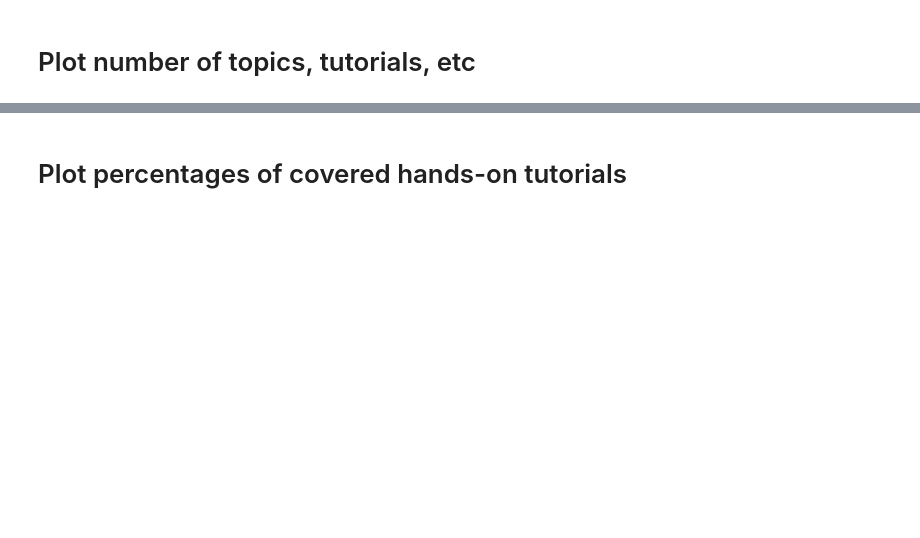
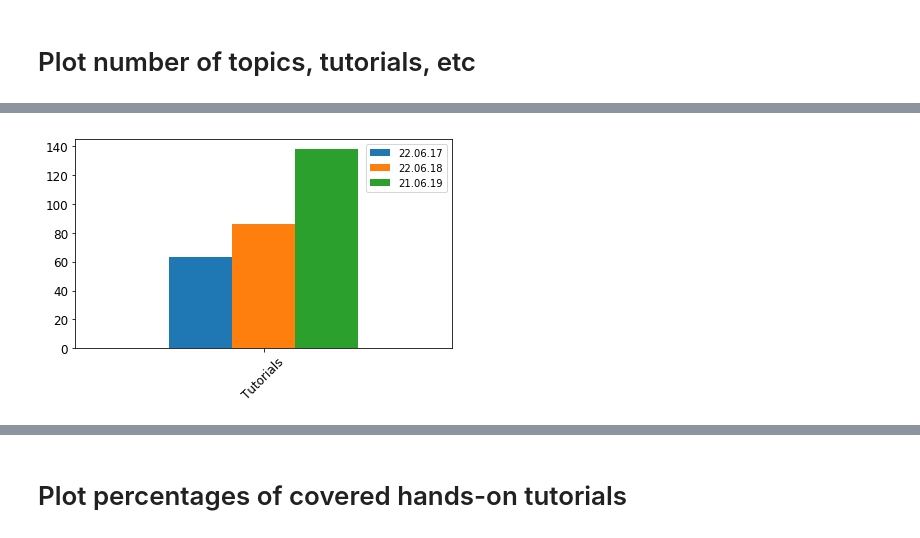
Before and after one commit to bebatut/galaxy-training-material-stats, a Jupyter notebook: src/extract_repo_content_stats.ipynb, the cells around one changed output, grey strips where cells are left out. Cells and saved outputs as stored; diff of their text form; code cells hidden in the pictures; blank space fills up the shorter version.

```diff
--- a/src/extract_repo_content_stats.ipynb
+++ b/src/extract_repo_content_stats.ipynb
@@ -237,3 +274,12 @@ plt.savefig("../images/repo_content_stat_plot.png", transparent=True, dpi=150)
+# %%
+content_stats = all_stats[["Tutorials"]].transpose()
+# plot barplot stats
+ax = content_stats.plot(kind='bar', legend=True, fontsize=12)
+ax.set_xticklabels(content_stats.index, rotation=45)
+plt.tight_layout()
+plt.savefig("../images/tutorial_stat_plot.png", transparent=True, dpi=150)
+# %% [output]
+[figure, added]
 # %%
 # extract proportions
 prop = pd.DataFrame({'Both hands-on and slide deck': 0,
```
Also changed, not shown: parts of 16 cells of this notebook, 6 other files.
